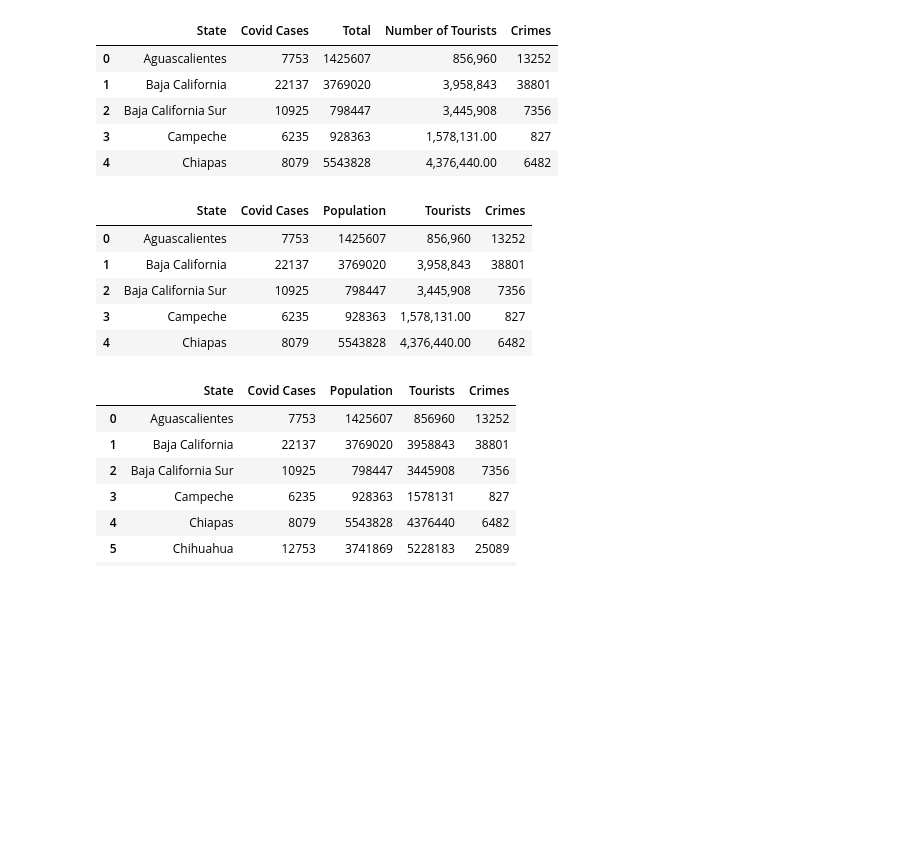
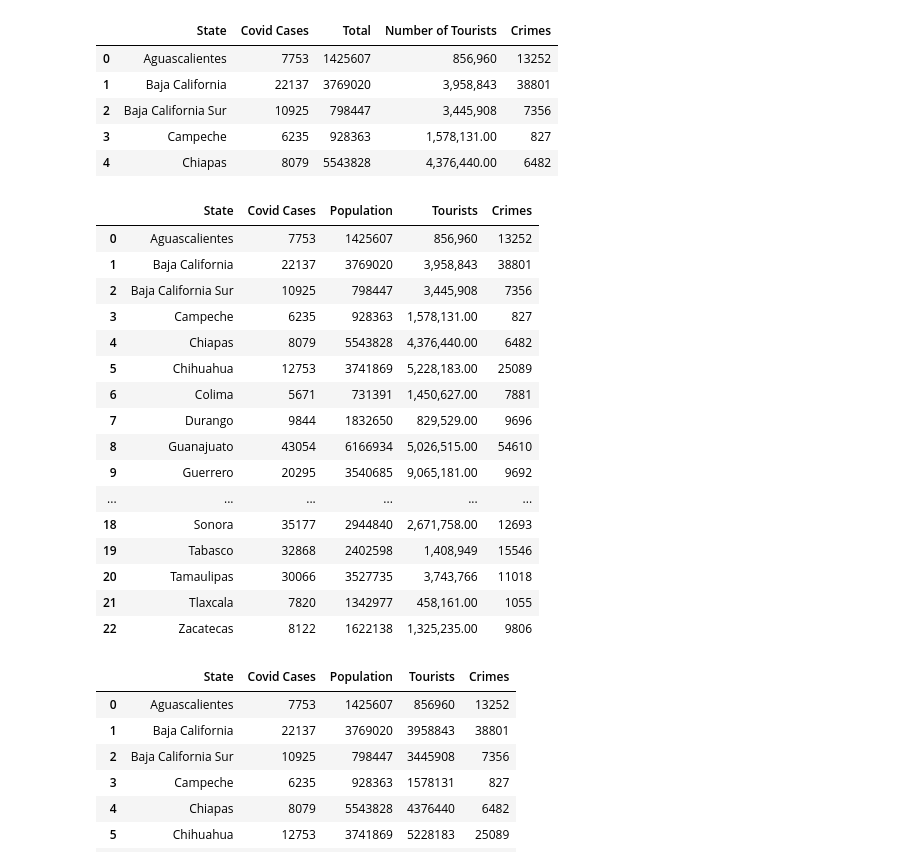
Before and after one commit to robmir22/Project1_Pygmalion, a Jupyter notebook: Project_Pygmalion.ipynb, the cells around one changed output. Cells and saved outputs as stored; diff of their text form; code cells hidden in the pictures; blank space fills up the shorter version.

```diff
--- a/Project_Pygmalion.ipynb
+++ b/Project_Pygmalion.ipynb
@@ -201,17 +202,28 @@ final_final_df.head()
 # %%
 renamed_df = final_final_df.rename(columns={"Covid Cases": "Covid Cases",
                                                 "Total": "Population",
                                                 "Number of Tourists": "Tourists",
                                                 "Crimes": "Crimes"
                                                 })
-renamed_df.head()
+renamed_df
 # %% [output]
 |  | State | Covid Cases | Population | Tourists | Crimes |
 | 0 | Aguascalientes | 7753 | 1425607 | 856,960 | 13252 |
 | 1 | Baja California | 22137 | 3769020 | 3,958,843 | 38801 |
 | 2 | Baja California Sur | 10925 | 798447 | 3,445,908 | 7356 |
 | 3 | Campeche | 6235 | 928363 | 1,578,131.00 | 827 |
 | 4 | Chiapas | 8079 | 5543828 | 4,376,440.00 | 6482 |
+| 5 | Chihuahua | 12753 | 3741869 | 5,228,183.00 | 25089 |
+| 6 | Colima | 5671 | 731391 | 1,450,627.00 | 7881 |
+| 7 | Durango | 9844 | 1832650 | 829,529.00 | 9696 |
+| 8 | Guanajuato | 43054 | 6166934 | 5,026,515.00 | 54610 |
+| 9 | Guerrero | 20295 | 3540685 | 9,065,181.00 | 9692 |
+| ... | ... | ... | ... | ... | ... |
+| 18 | Sonora | 35177 | 2944840 | 2,671,758.00 | 12693 |
+| 19 | Tabasco | 32868 | 2402598 | 1,408,949 | 15546 |
+| 20 | Tamaulipas | 30066 | 3527735 | 3,743,766 | 11018 |
+| 21 | Tlaxcala | 7820 | 1342977 | 458,161.00 | 1055 |
+| 22 | Zacatecas | 8122 | 1622138 | 1,325,235.00 | 9806 |
 # %%
 #Removing commas from our Tourists column so all column formats match
 renamed_df.Tourists = renamed_df.Tourists.apply(lambda x : x.replace(',',''))
```
Also changed, not shown: parts of 14 cells of this notebook.
